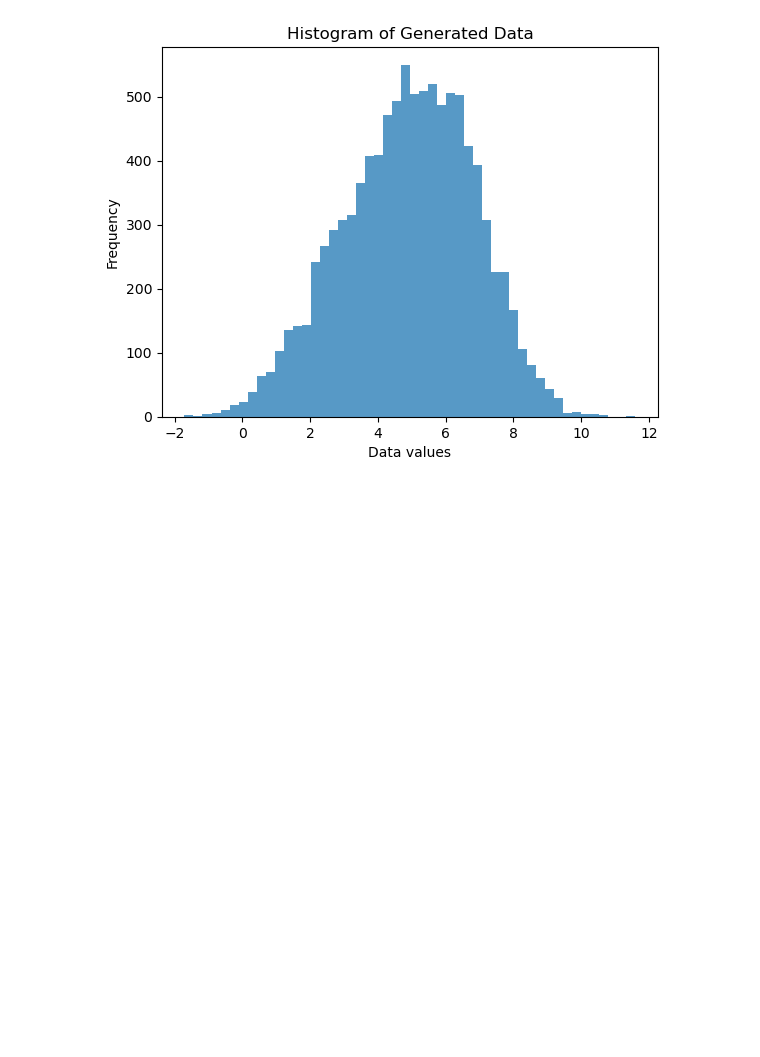
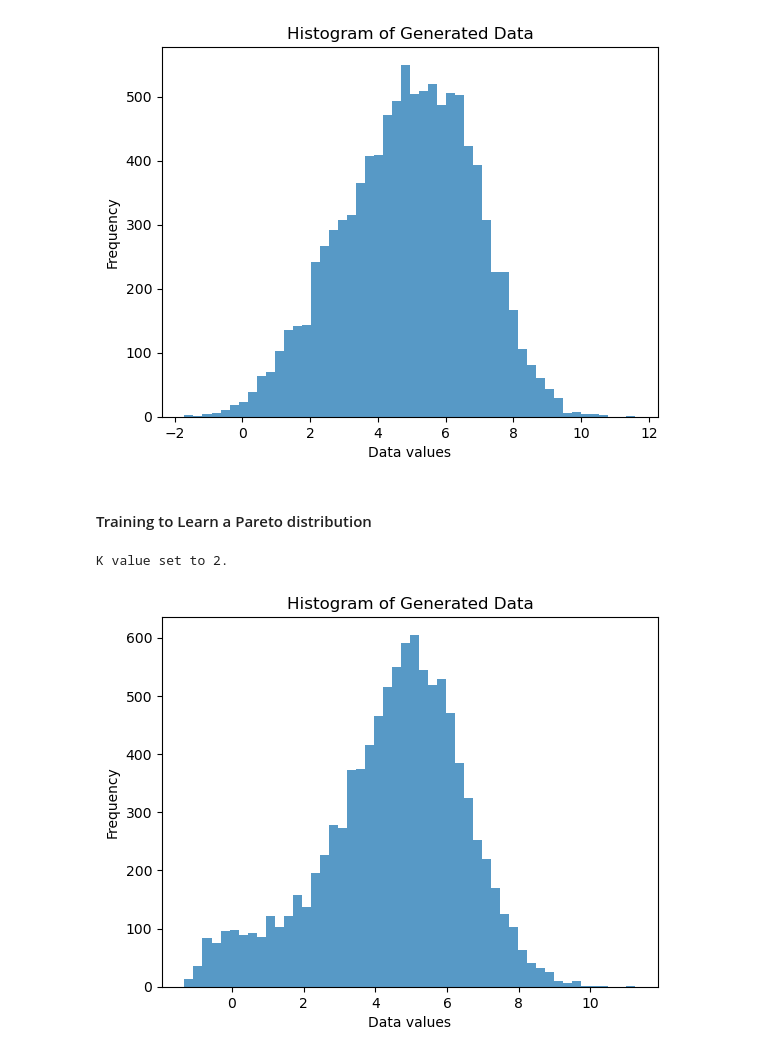
Before and after one commit to josemanuel22/ISL-python, a Jupyter notebook: examples/benchmark_unimodal.ipynb, the cells around one changed output. Drawn from its saved outputs; the diff is of its cells as text; code cells hidden in the pictures; blank space fills up the shorter version.

```diff
--- a/examples/benchmark_unimodal.ipynb
+++ b/examples/benchmark_unimodal.ipynb
@@ -104,3 +106,62 @@ plt.ylabel('Frequency')
 plt.show()
 # %% [output]
 [figure]
+# %% [markdown]
+#### Training to Learn a Pareto distribution
+# %%
+def sample_from_pareto_target_model(target_model, num_samples):
+    # Sample from the target_model here
+    # This is a placeholder for your actual implementation
+    # For example, if target_model is a normal distribution:
+    pareto_samples = torch.distributions.pareto.Pareto(torch.tensor([1.0]), torch.tensor([1.0]))
+    samples = pareto_samples.sample((num_samples, 1)).flatten()
+    return samples
+
+hparams = {
+    'max_k': 10,
+    'samples': 2000,
+    'epochs': 2000,
+    'eta': 1e-2,
+    'transform': noise_model,
+    'K': 10
+}
+
+# Generate the training dataset
+num_total_samples = hparams['samples'] * hparams['epochs']
+train_data = sample_from_pareto_target_model(target_model, num_total_samples)
+
+# Assuming the train_data is a 1D tensor, reshape it to 2D (num_samples, num_features) if necessary
+# If train_data is already 2D (num_samples, num_features), you can skip the reshaping
+#train_data = train_data.view(-1, 1)
+
+# Create a DataLoader
+# Note: In PyTorch, the DataLoader expects a dataset object, so we wrap our data in a TensorDataset
+#dataset = TensorDataset(train_data)  # Using train_data as both inputs and targets for simplicity
+loader = DataLoader(train_data, batch_size=hparams['samples'], shuffle=True)
+
+losses = auto_invariant_statistical_loss(gen, loader, hparams)
+# %% [output]
+K value set to 2.
+# %%
+#Plot the results
+
+import matplotlib.pyplot as plt
+import torch
+
+# Assuming 'model' is your trained model and 'noise' is the input for the model
+# Generating data
+noise = torch.normal(0.0, 1.0, size=(10000, 1))
+gen.eval()  # Set the gen to evaluation mode
+with torch.no_grad():  # Turn off gradients for evaluation
+    generated_data = gen(noise).detach().cpu().numpy()  # Convert to NumPy array
+
+# Plotting the histogram
+import matplotlib.pyplot as plt
+
+plt.hist(generated_data, bins=50, alpha=0.75)  # Adjust the number of bins as needed
+plt.title('Histogram of Generated Data')
+plt.xlabel('Data values')
+plt.ylabel('Frequency')
+plt.show()
+# %% [output]
+[figure, added]
```
Also changed, not shown: parts of 1 cell of this notebook.
